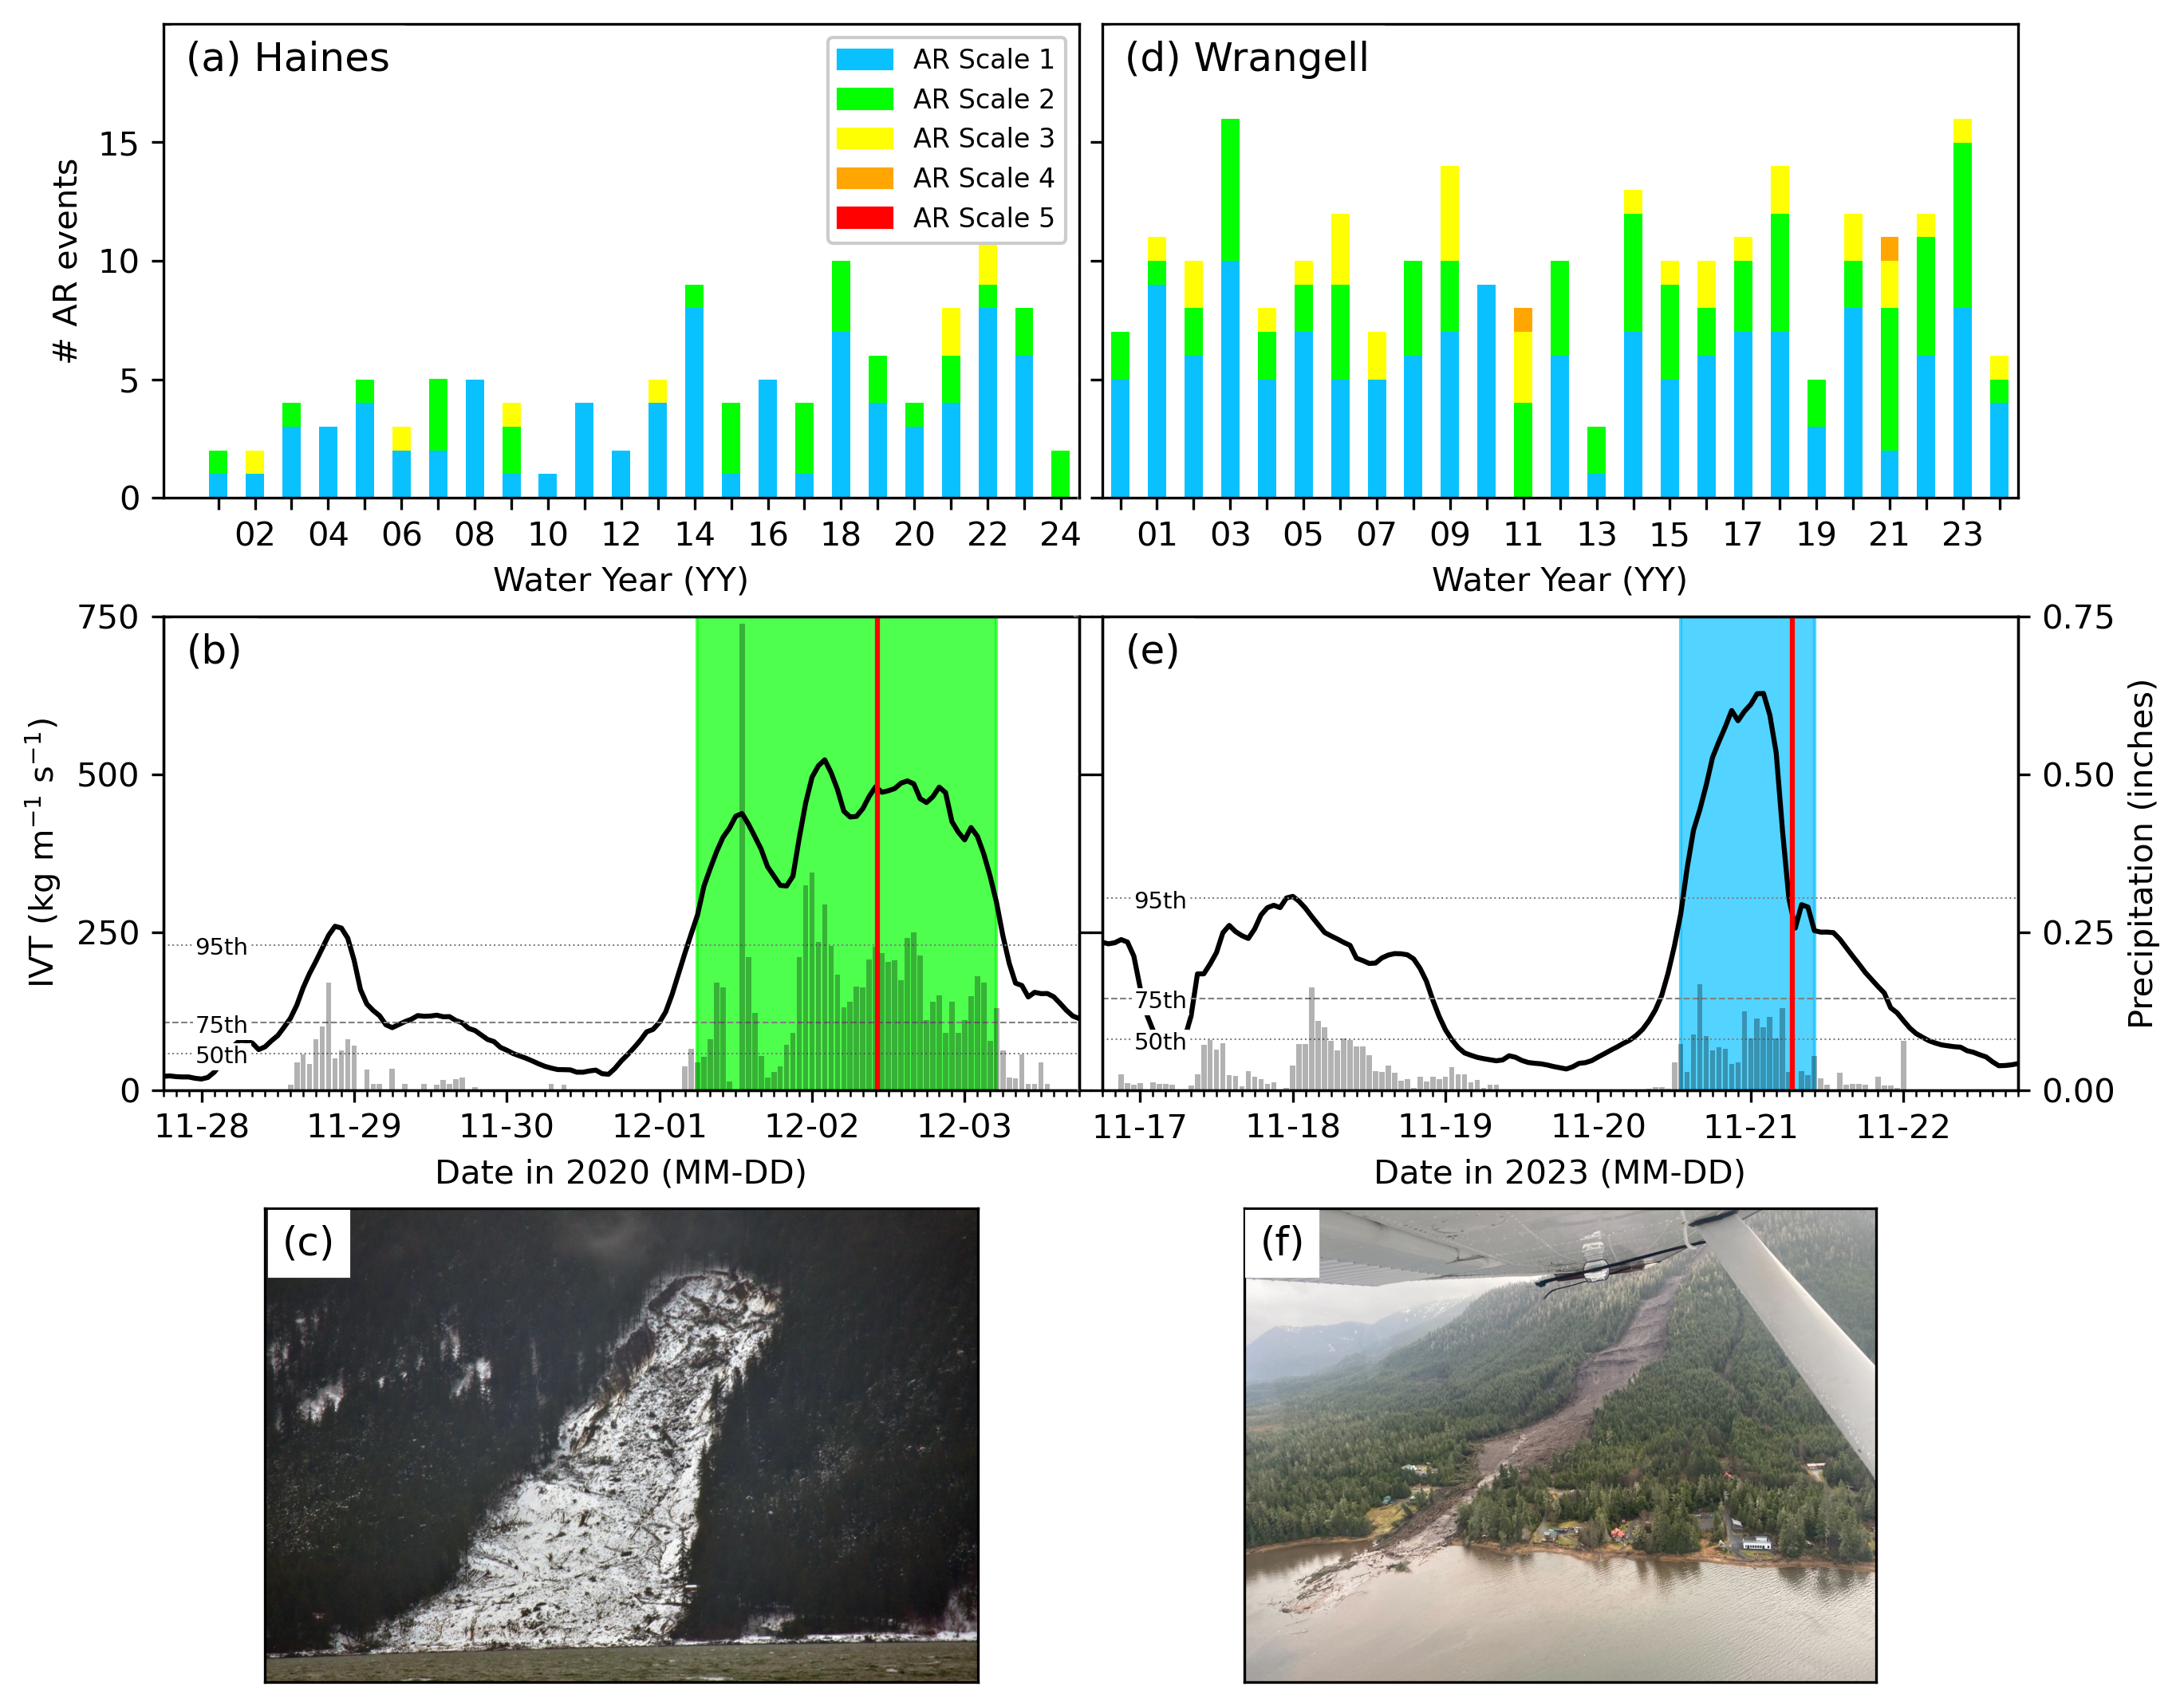
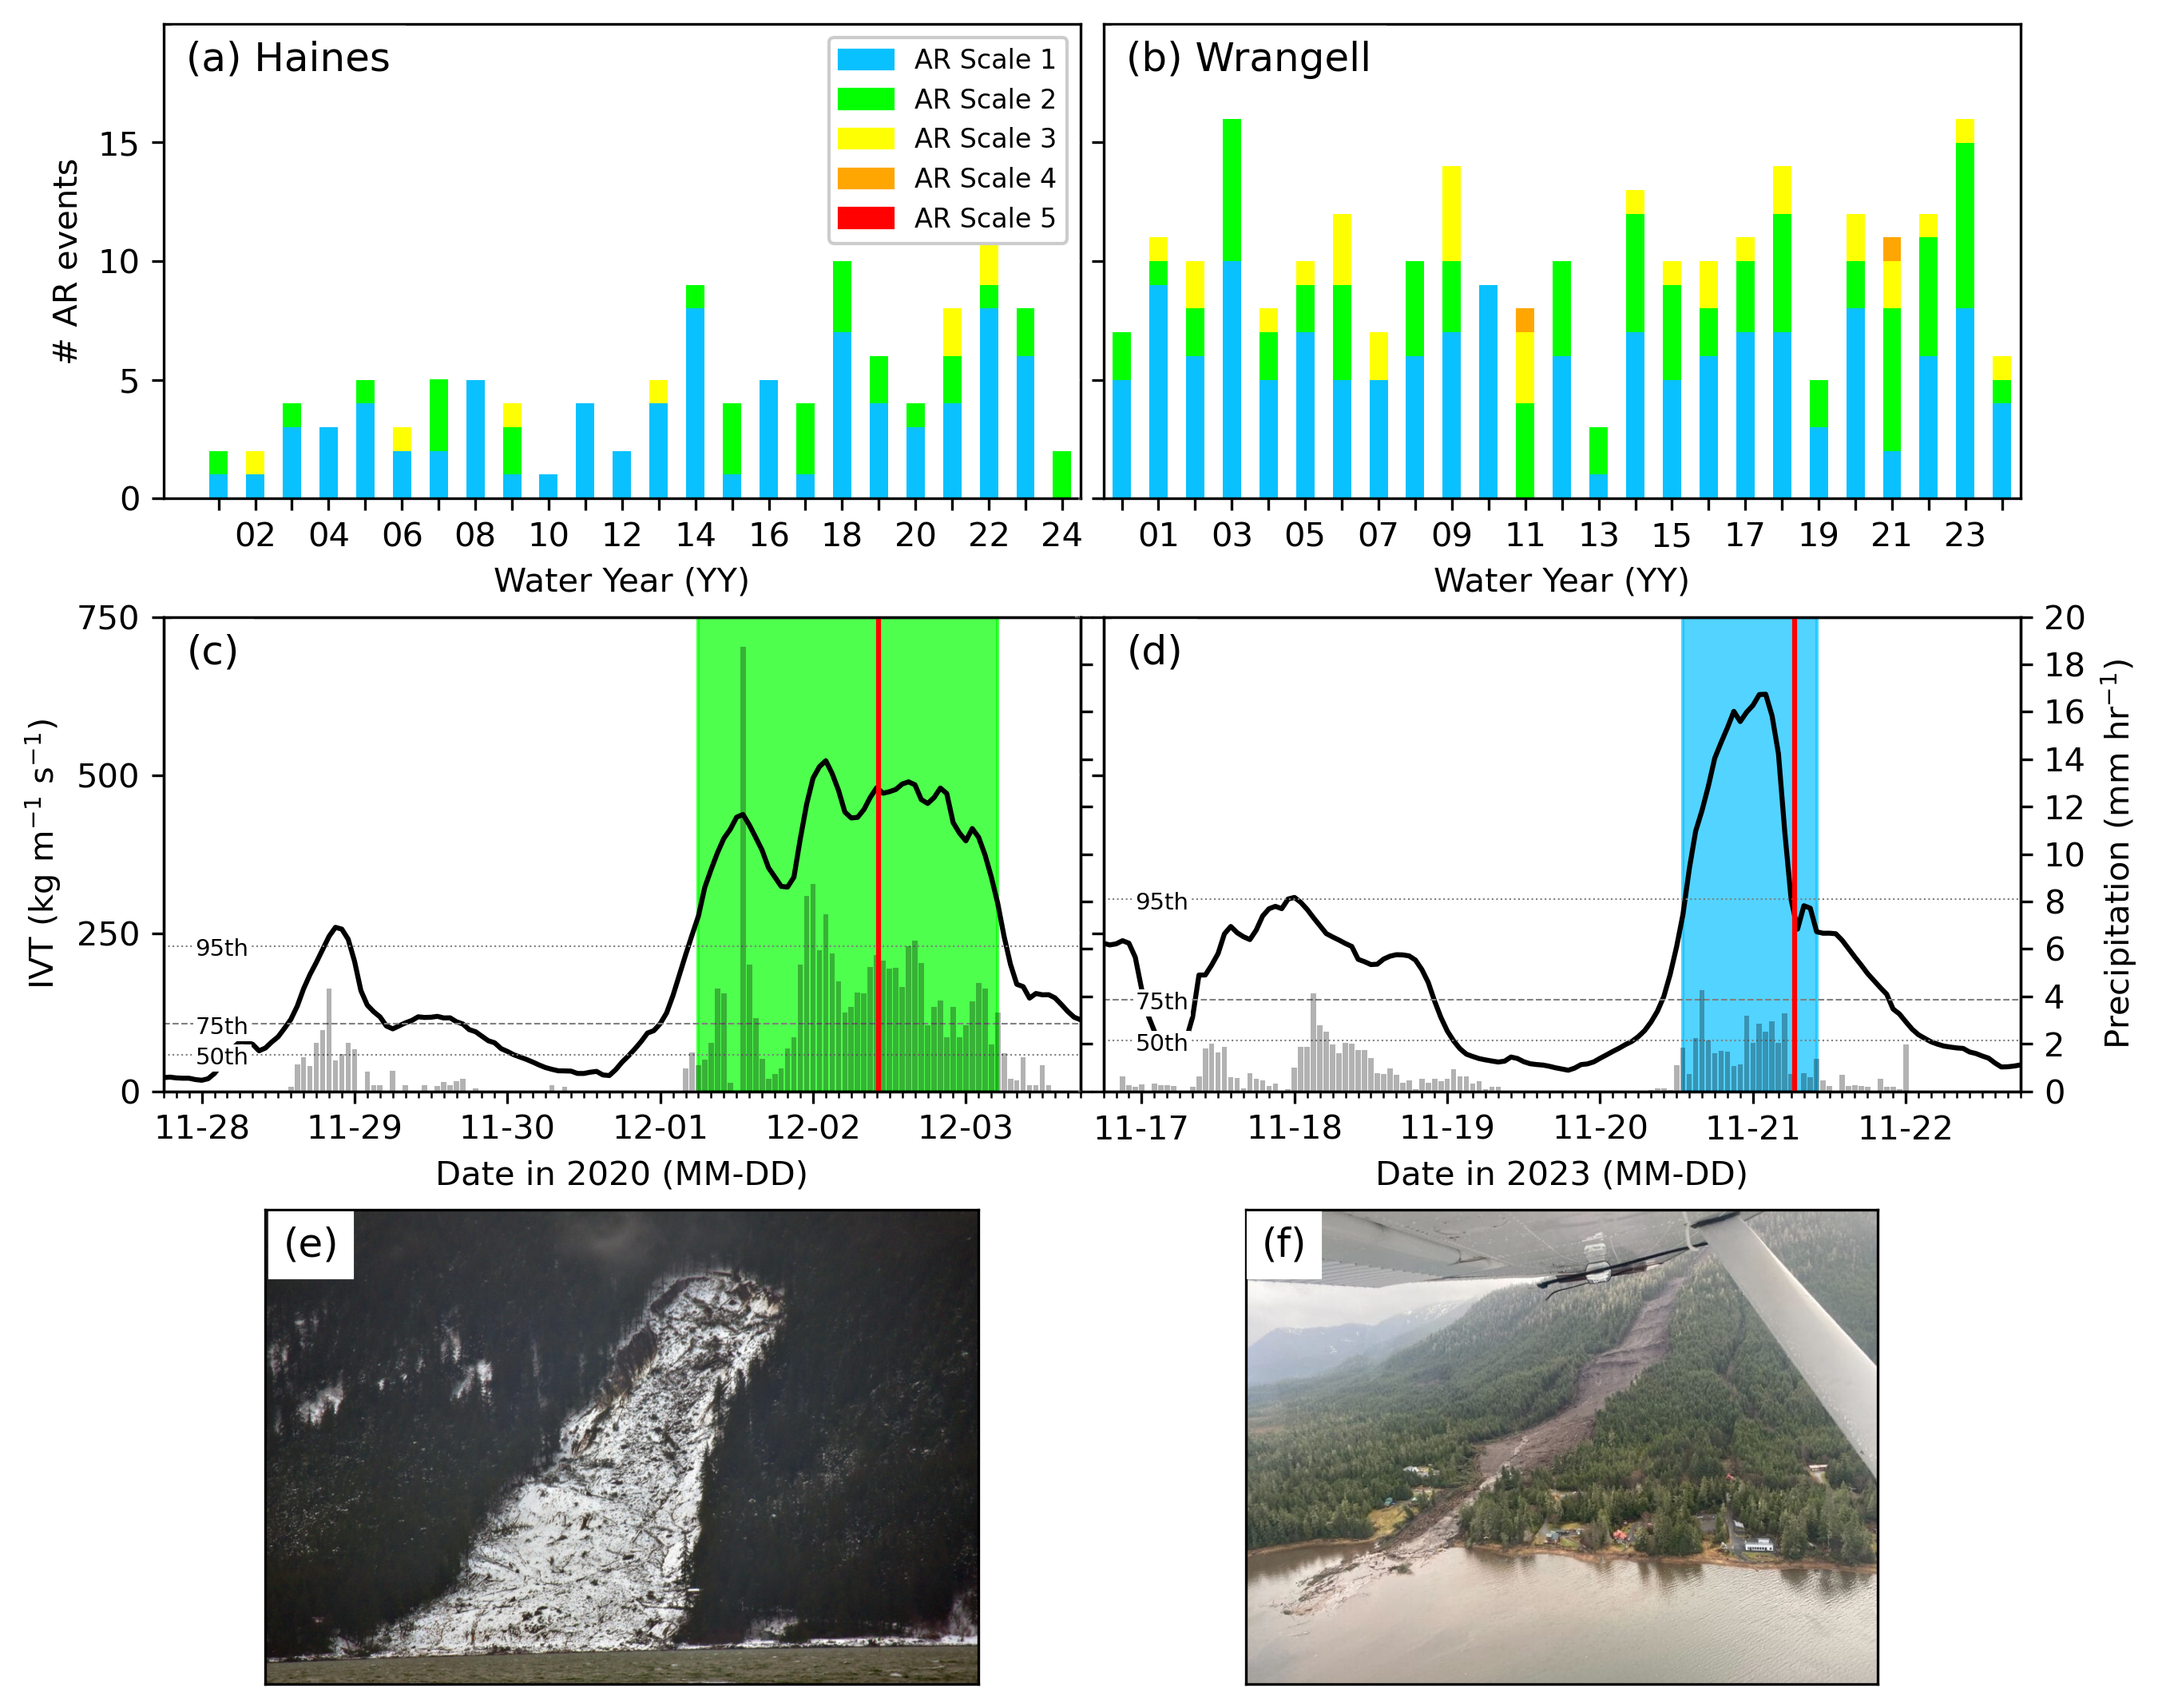
The change to this notebook cell's code, shown as a diff; its figure went from the first image to the second:
--- before
+++ after
@@ -43,5 +43,5 @@
 ## wrangell
 ax = fig.add_subplot(gs[0, 1])
-ax = plot_historical_ar_scale_frequency(ax, df2, '(d) Wrangell')
+ax = plot_historical_ar_scale_frequency(ax, df2, '(b) Wrangell')
 plt.yticks(color='w', size=1) # hack: make the ytick labels white so the ticks show up but not the labels
 ax.set_xlim(-0.5, 24.5)
@@ -58,12 +58,12 @@
 plt.xlabel("Date in 2020 (MM-DD)")
 ax2 = ax.twinx()  # instantiate a second axes that shares the same x-axis
-ax = plot_IVT_time_series_AR_scale(ax, df_case1, df_arscale1, sublist1, d['haines']['landslide_time'], '(b)')
+ax = plot_IVT_time_series_AR_scale(ax, df_case1, df_arscale1, sublist1, d['haines']['landslide_time'], '(c)')
 
 
 ## add twin axis for prec
-prec_df = read_mesowest_prec_data('/cw3e/mead/projects/cwp140/data/downloads/synoptic_data/PAHN.2020-12-04.csv') ## get prec data
+prec_df = read_mesowest_prec_data('/cw3e/mead/projects/cwp140/data/downloads/synoptic_data/PAHN.2020-12-03.csv') ## get prec data
 prec = ax2.bar(x=prec_df.index, height=prec_df.values, width=0.035, color='k', alpha=0.3, align='center')
-ax2.set_yticks(np.arange(0, 1, .25))
-ax2.set_ylim(0, .75)
+ax2.set_yticks(np.arange(0, 22, 2))
+ax2.set_ylim(0, 20)
 plt.yticks(color='w', size=1) # hack: make the ytick labels white so the ticks show up but not the labels
 
@@ -73,13 +73,13 @@
 plt.xlabel("Date in 2023 (MM-DD)")
 ax2 = ax.twinx()  # instantiate a second axes that shares the same x-axis
-ax = plot_IVT_time_series_AR_scale(ax, df_case2, df_arscale2, sublist2, d['wrangell']['landslide_time'], '(e)')
+ax = plot_IVT_time_series_AR_scale(ax, df_case2, df_arscale2, sublist2, d['wrangell']['landslide_time'], '(d)')
 
     
 ## add twin axis for prec
 prec_df = read_mesowest_prec_data('/cw3e/mead/projects/cwp140/data/downloads/synoptic_data/PAWG.2023-11-22.csv') ## get prec data
-ax2.set_ylabel('Precipitation (inches)', fontsize=10., color='k')
+ax2.set_ylabel('Precipitation (mm hr$^{-1}$)', fontsize=10., color='k')
 prec = ax2.bar(x=prec_df.index, height=prec_df.values, width=0.035, color='k', alpha=0.3, align='center')
-ax2.set_yticks(np.arange(0, 1, .25))
-ax2.set_ylim(0, .75)
+ax2.set_yticks(np.arange(0, 22, 2))
+ax2.set_ylim(0, 20)
 
 
@@ -90,9 +90,9 @@
 ### haines
 ax = fig.add_subplot(gs[2, 0])
-ax = plot_image(ax, '../data/landslide_haines2.png', '(c)')
+ax = plot_image(ax, '../data/landslide_haines.png', '(e)')
 
 ### wrangell
 ax = fig.add_subplot(gs[2, 1])
-ax = plot_image(ax, '../data/landslide_wrangell2.jpg', '(f)')
+ax = plot_image(ax, '../data/landslide_wrangell.jpg', '(f)')
 
 fig.savefig('%s.%s' % (fname, fmt), bbox_inches='tight', dpi=300)

Commit: refactor comparison and plotting code